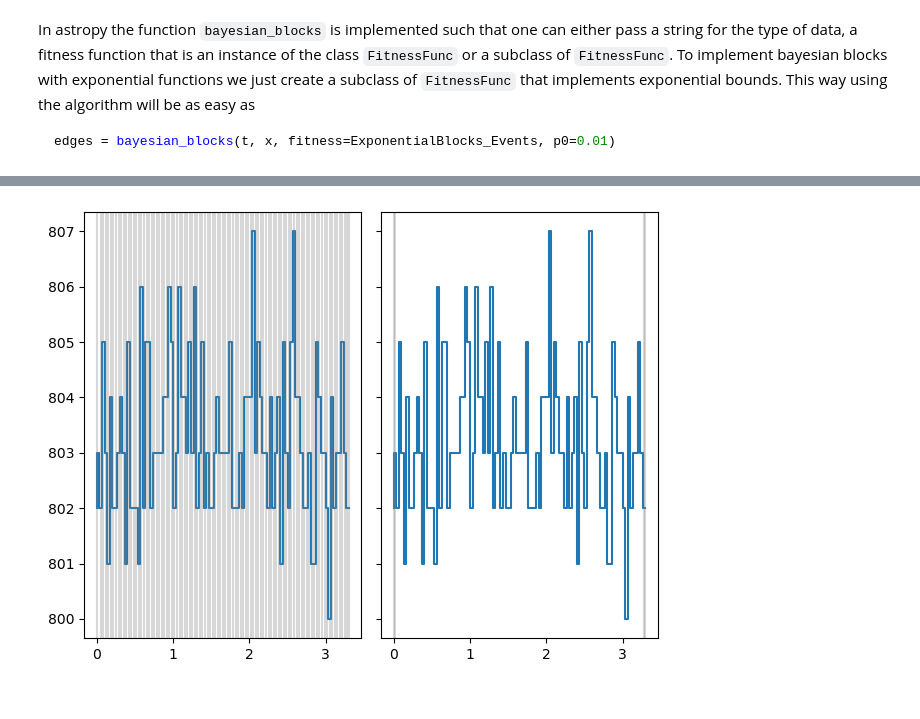
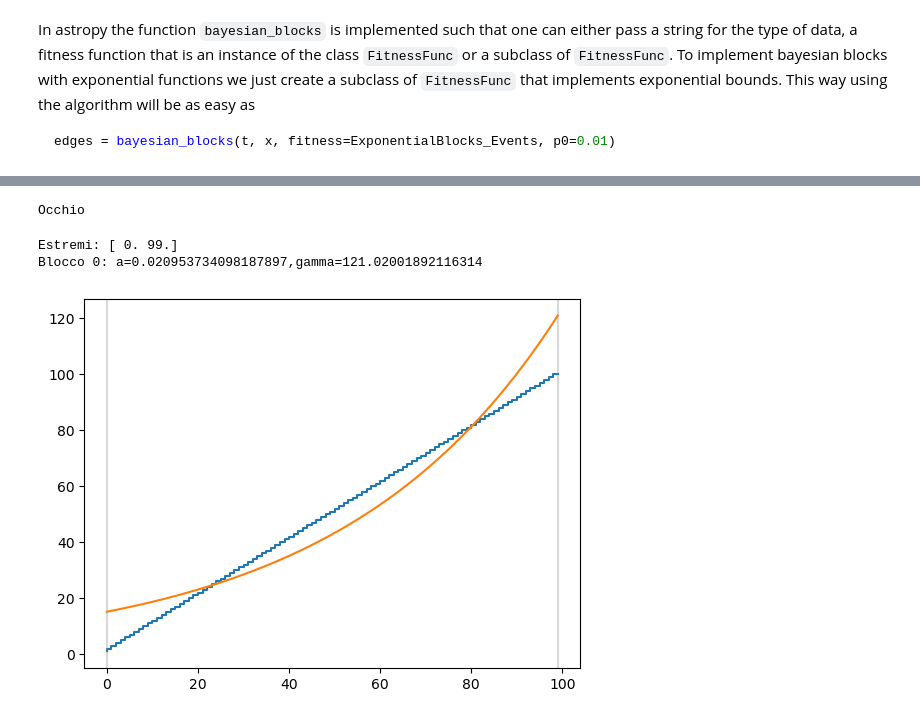
Before and after one commit to ASTRO-EDU/BBexponential, a Jupyter notebook: bayesian_blocks_exp.ipynb, the cells around one changed output, grey strips where cells are left out. Cells and saved outputs as stored; diff of their text form; code cells hidden in the pictures.

```diff
--- a/bayesian_blocks_exp.ipynb
+++ b/bayesian_blocks_exp.ipynb
@@ -103,10 +195,0 @@ time needed for execution was 0.17398405075073242 seconds
-# %%
-fig, axs = plt.subplots(1, 2, sharey=True, tight_layout=True)
-axs[0].step(t, x)
-axs[1].step(t, x)
-xcoords = bayesian_blocks(t,x,fitness=ExponentialBlocks_Events)
-for xc in xcoords:
-    axs[0].axvline(x=xc, color='grey', alpha=0.3)
-xcoords = bayesian_blocks(t,x,fitness='events')
-for xc in xcoords:
-    axs[1].axvline(x=xc, color='grey', alpha=0.3)
@@ -115,14 +195,0 @@ for xc in xcoords:
-# %%
-t=np.arange(0,100)/30
-x=800+np.random.binomial(10,0.3,100)
-fig, axs = plt.subplots(1, 2, sharey=True, tight_layout=True)
-axs[0].step(t, x)
-axs[1].step(t, x)
-xcoords = bayesian_blocks(t,x,fitness=ExponentialBlocks_Events)
-for xc in xcoords:
-    axs[0].axvline(x=xc, color='grey', alpha=0.3)
-xcoords = bayesian_blocks(t,x,fitness='events')
-for xc in xcoords:
-    axs[1].axvline(x=xc, color='grey', alpha=0.3)
-# %% [output]
-[figure, removed]
@@ -128,0 +296,28 @@ for xc in xcoords:
+# %%
+def test_bb_exp(t,x,fitn = ExponentialBlocks_Events, **kwargs):
+    plt.step(t, x)
+    xcoords = bayesian_blocks(t,x,fitness=fitn, **kwargs)
+    for xc in xcoords:
+        plt.axvline(x=xc, color='grey', alpha=0.3)
+    print(f'Estremi: {xcoords}')
+    for i in range(len(xcoords)-1):
+        edge_l = xcoords[i]
+        edge_r = xcoords[i+1]
+        params = fitn(**kwargs).get_parameters(edge_l,edge_r,t,x)
+        a = params['a']
+        gamma = params['gamma']
+        print(f'Blocco {i}: a={a},gamma={gamma}')
+        plot_t = np.linspace(edge_l,edge_r,1000)
+        plot_x = gamma * np.exp(a*(plot_t - edge_r))
+        plt.plot(plot_t,plot_x)
+    plt.show()
+# %%
+t=np.arange(0,100)
+#x=np.floor(np.power(0.9,t)*6000)
+x = np.arange(0,100)+1
+test_bb_exp(t,x,ExponentialBlocks_Events_Alt_2,ncp_prior=1000000)
+# %% [output]
+Occhio
+Estremi: [ 0. 99.]
+Blocco 0: a=0.020953734098187897,gamma=121.02001892116314
+[figure, added]
```
Also changed, not shown: parts of 15 cells of this notebook, 3 other files.
